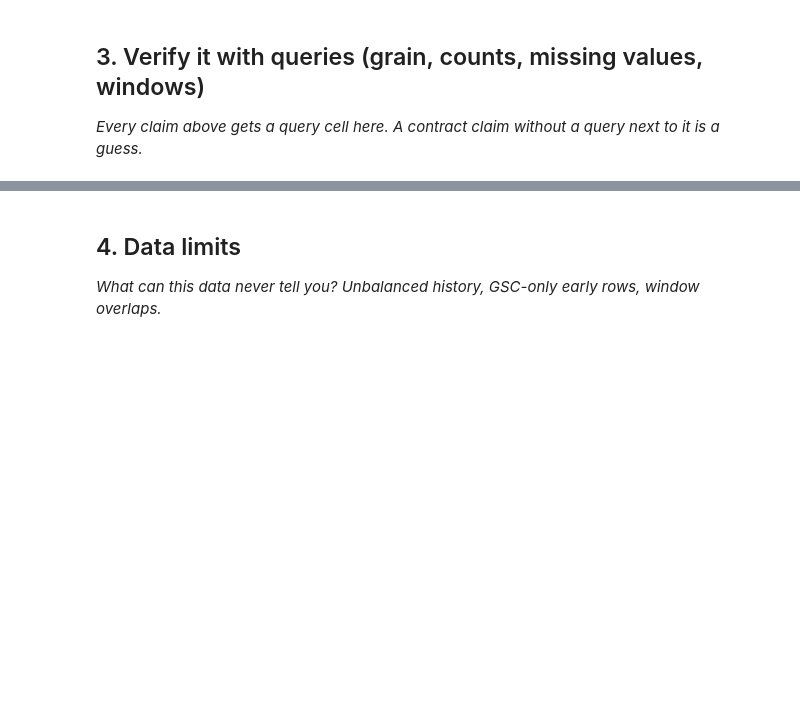
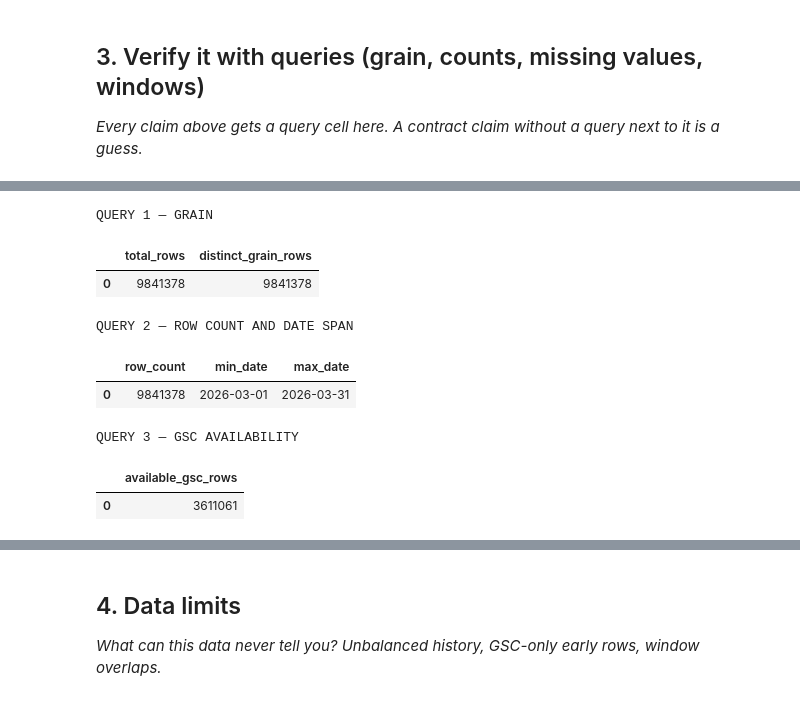
Before and after one commit to Coder-bot1/FlyRank-Internship, a Jupyter notebook: work/notebooks/w03_data_contract.ipynb, the cells around one changed output, grey strips where cells are left out. Saved outputs shown, nothing was run; the diff lists cells and outputs as text; code cells hidden in the pictures; blank space fills up the shorter version.

```diff
--- a/work/notebooks/w03_data_contract.ipynb
+++ b/work/notebooks/w03_data_contract.ipynb
@@ -15,0 +44,11 @@ This skeleton is yours to fill. Work the sections **in order** — each one has
+# %%
+from huggingface_hub import hf_hub_download
+
+march_file = hf_hub_download(
+    repo_id="FlyRank/internship-warehouse",
+    filename="fact_content_daily_performance/month=2026-03/data_0.parquet",
+    repo_type="dataset",
+    token=HF_TOKEN
+)
+
+print(march_file)
@@ -29,0 +146,64 @@ This skeleton is yours to fill. Work the sections **in order** — each one has
+# %%
+!pip -q install duckdb
+
+import duckdb
+
+con = duckdb.connect()
+
+march_path = march_file
+
+# QUERY 1 — Grain
+grain_query = f"""
+SELECT
+    COUNT(*) AS total_rows,
+    COUNT(DISTINCT
+        CONCAT(
+            CAST(report_date AS VARCHAR), '|',
+            client_hash_id, '|',
+            content_hash_id
+        )
+    ) AS distinct_grain_rows
+FROM read_parquet('{march_path}')
+"""
+
+grain_result = con.execute(grain_query).df()
+
+print("QUERY 1 — GRAIN")
+display(grain_result)
+
+# QUERY 2 — Row count and date span
+count_date_query = f"""
+SELECT
+    COUNT(*) AS row_count,
+    MIN(report_date) AS min_date,
+    MAX(report_date) AS max_date
+FROM read_parquet('{march_path}')
+"""
+
+count_date_result = con.execute(count_date_query).df()
+
+print("\nQUERY 2 — ROW COUNT AND DATE SPAN")
+display(count_date_result)
+
+# QUERY 3 — GSC availability using IS TRUE
+availability_query = f"""
+SELECT
+    COUNT(*) AS available_gsc_rows
+FROM read_parquet('{march_path}')
+WHERE gsc_data_available IS TRUE
+"""
+
+availability_result = con.execute(availability_query).df()
+
+print("\nQUERY 3 — GSC AVAILABILITY")
+display(availability_result)
+# %% [output]
+QUERY 1 — GRAIN
+|  | total_rows | distinct_grain_rows |
+| 0 | 9841378 | 9841378 |
+QUERY 2 — ROW COUNT AND DATE SPAN
+|  | row_count | min_date | max_date |
+| 0 | 9841378 | 2026-03-01 | 2026-03-31 |
+QUERY 3 — GSC AVAILABILITY
+|  | available_gsc_rows |
+| 0 | 3611061 |
```
Also changed, not shown: parts of 21 cells of this notebook.
